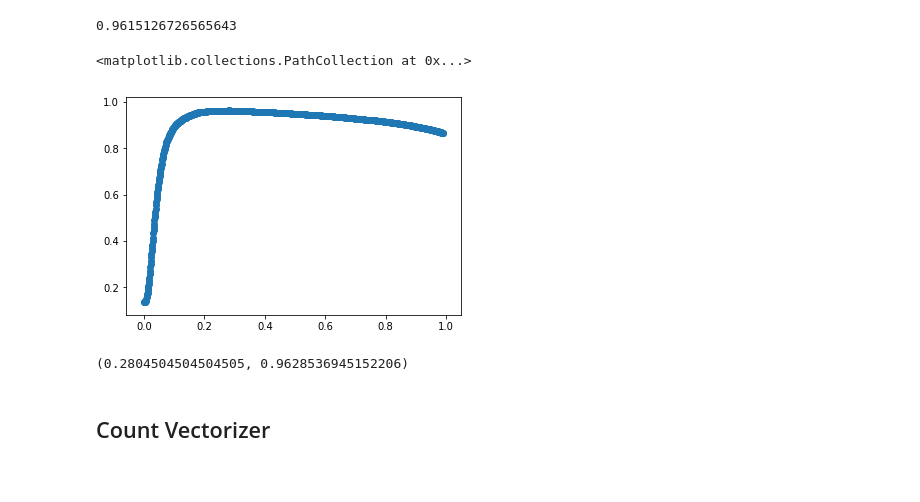
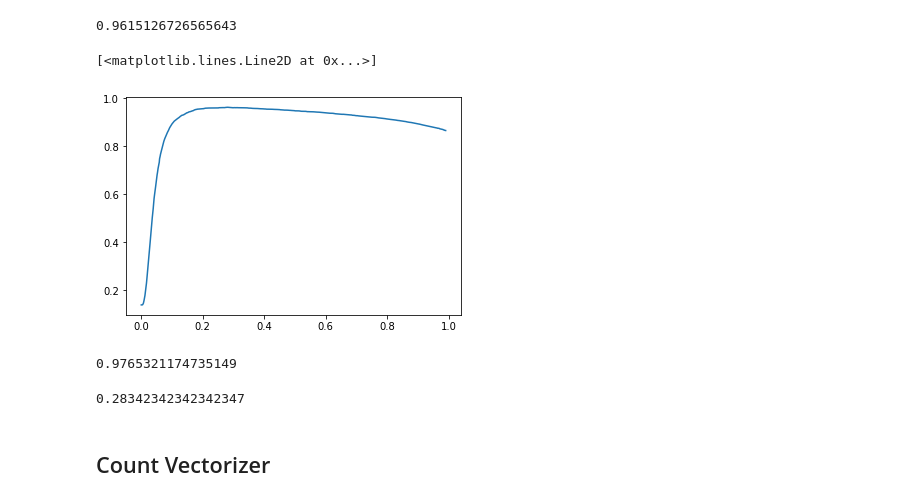
Before and after one commit to AkiraOkuno/Fake_News, a Jupyter notebook: Classification/NLP_TitleClassifier.ipynb, the cells around one changed output. Drawn from its saved outputs; the diff is of its cells as text; code cells hidden in the pictures.

Commit message:
update with best cutoffs for logistic regressions

```diff
--- a/Classification/NLP_TitleClassifier.ipynb
+++ b/Classification/NLP_TitleClassifier.ipynb
@@ -205,8 +222,8 @@ accuracy
 # %% [output]
 0.9615126726565643
 # %%
-def accuracy_logreg(cutoff, output=1):
-    y_proba = classif.predict_proba(Xtest_tfidf)
+def accuracy_logreg(cutoff, model, x, output=1):
+    y_proba = model.predict_proba(x)
     p0 = y_proba[:,0]
     p1 = 1 - p0
     estim = p1 > cutoff
@@ -232,18 +249,24 @@ accuracy_logreg(0.31)
 # %%
 possible_cutoffs = np.linspace(0,0.99,1000)
 # %%
-accuracies = map(lambda x : accuracy_logreg(x), possible_cutoffs)
+accuracies = map(lambda x : accuracy_logreg(x, classif, Xtest_tfidf), possible_cutoffs)
 # %%
-plt.scatter(possible_cutoffs, list(accuracies))
+plt.plot(possible_cutoffs, list(accuracies))
 # %% [output]
-<matplotlib.collections.PathCollection at 0x...>
+[<matplotlib.lines.Line2D at 0x...>]
-[figure, old version]
+[figure, new version]
 # %%
 acc = np.array((list(accuracies)))
 # %%
-(possible_cutoffs[acc.argmax()], acc.max())
+best_cutoff, best_accuracy = (possible_cutoffs[acc.argmax()], acc.max())
-# %% [output]
-(0.2804504504504505, 0.9628536945152206)
+# %%
+best_accuracy
+# %% [output]
+0.9765321174735149
+# %%
+best_cutoff
+# %% [output]
+0.28342342342342347
 # %% [markdown]
 ## Count Vectorizer
 # %%
```
Also changed, not shown: parts of 12 cells of this notebook.
